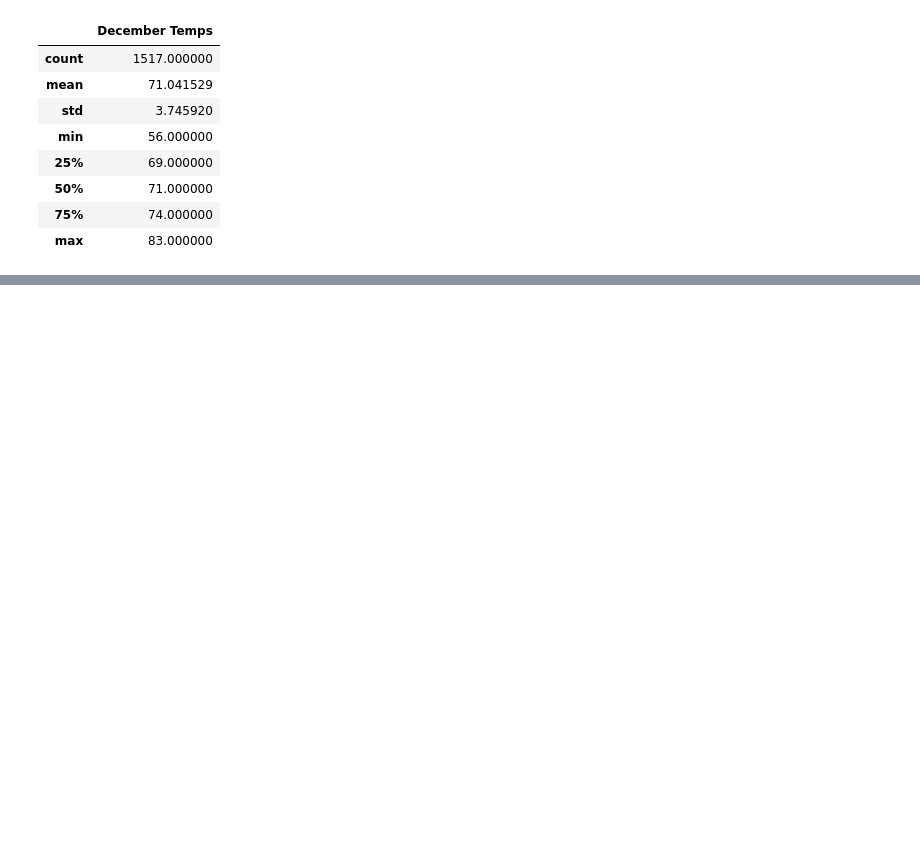
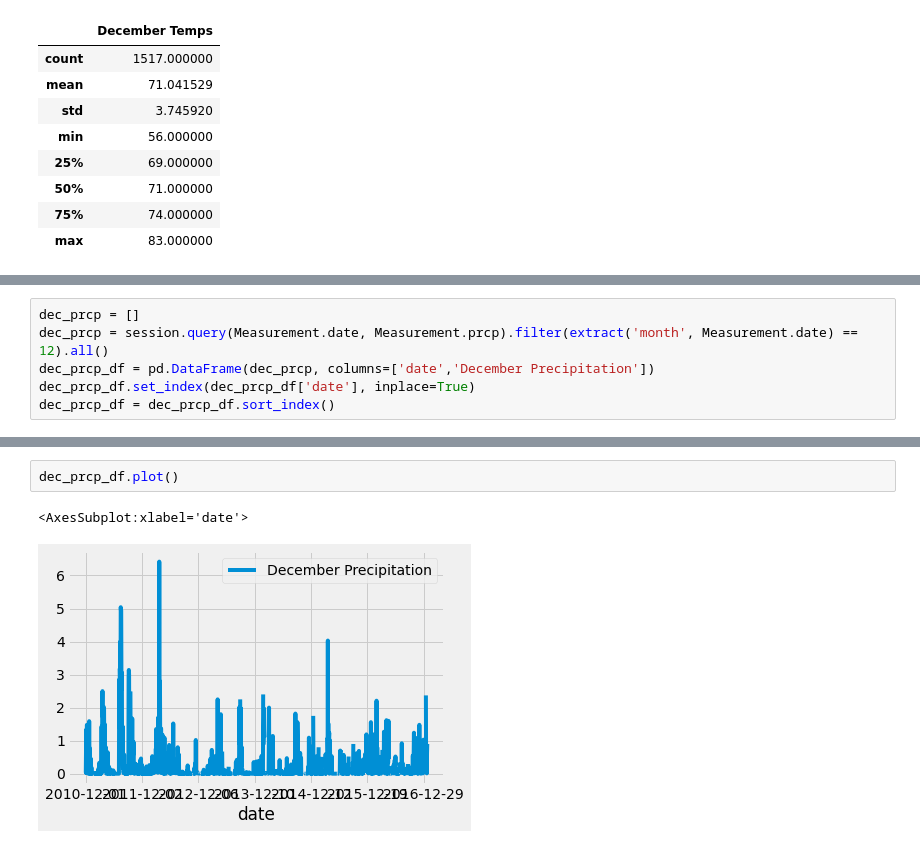
Before and after one commit to rmward17/Surfs_Up, a Jupyter notebook: SurfsUp_Challenge.ipynb, the cells around one changed output, grey strips where cells are left out. Cells and saved outputs as stored; diff of their text form; blank space fills up the shorter version.

```diff
--- a/SurfsUp_Challenge.ipynb
+++ b/SurfsUp_Challenge.ipynb
@@ -121,0 +135,6 @@ dec_df.describe()
+# %%
+dec_prcp = []
+dec_prcp = session.query(Measurement.date, Measurement.prcp).filter(extract('month', Measurement.date) == 12).all()
+dec_prcp_df = pd.DataFrame(dec_prcp, columns=['date','December Precipitation'])
+dec_prcp_df.set_index(dec_prcp_df['date'], inplace=True)
+dec_prcp_df = dec_prcp_df.sort_index()
@@ -121,0 +153,5 @@ dec_df.describe()
+# %%
+dec_prcp_df.plot()
+# %% [output]
+<AxesSubplot:xlabel='date'>
+[figure, added]
```
Also changed, not shown: parts of 10 cells of this notebook, 1 other file.
